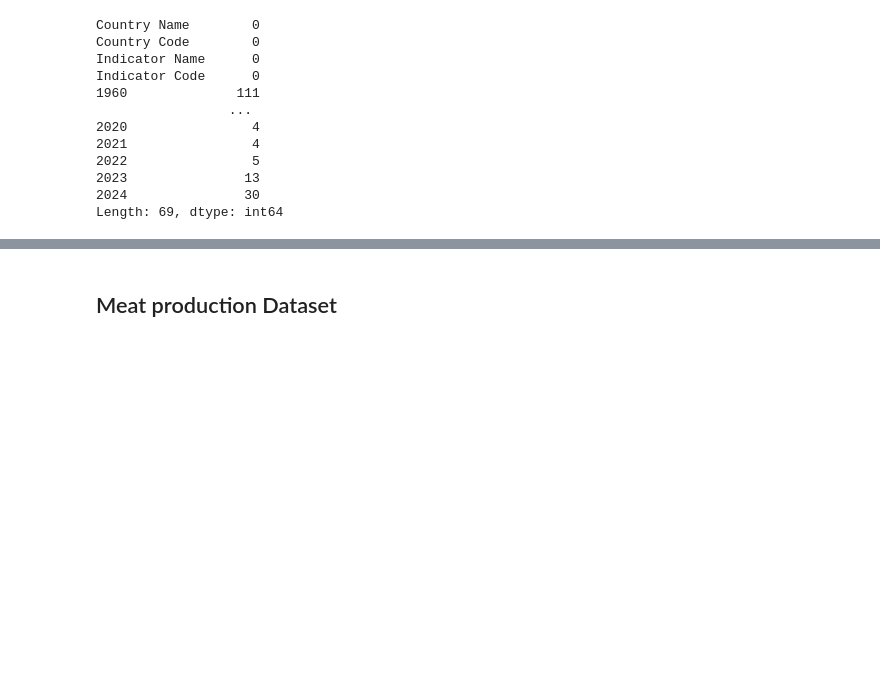
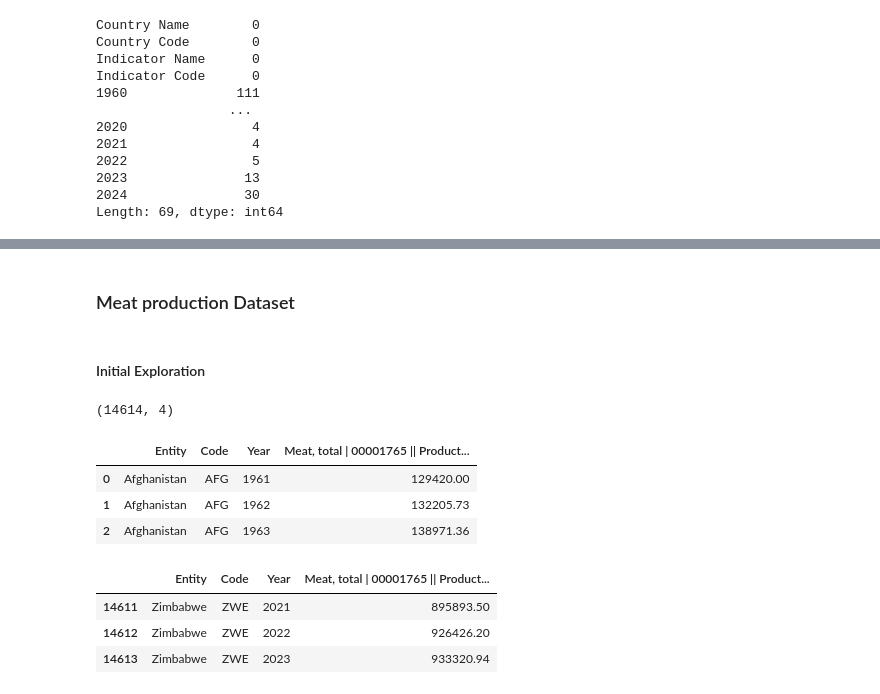
Before and after one commit to mquezada13/meat-consumption-analysis, a Jupyter notebook: notebooks/01_data_exploration.ipynb, the cells around one changed output, grey strips where cells are left out. Drawn from its saved outputs; the diff is of its cells as text; code cells hidden in the pictures; blank space fills up the shorter version.

```diff
--- a/notebooks/01_data_exploration.ipynb
+++ b/notebooks/01_data_exploration.ipynb
@@ -375,2 +631,24 @@ Countries: ['Aruba' 'Africa Eastern and Southern' 'Afghanistan'
 # %% [markdown]
-## Meat production Dataset
+### Meat production Dataset
+# %% [markdown]
+#### Initial Exploration
+# %%
+meatp = dfs['production']
+# %%
+meatp.shape
+# %% [output]
+(14614, 4)
+# %%
+meatp.head(3)
+# %% [output]
+|  | Entity | Code | Year | Meat, total | 00001765 || Product... |
+| 0 | Afghanistan | AFG | 1961 | 129420.00 |
+| 1 | Afghanistan | AFG | 1962 | 132205.73 |
+| 2 | Afghanistan | AFG | 1963 | 138971.36 |
+# %%
+meatp.tail(3)
+# %% [output]
+|  | Entity | Code | Year | Meat, total | 00001765 || Product... |
+| 14611 | Zimbabwe | ZWE | 2021 | 895893.50 |
+| 14612 | Zimbabwe | ZWE | 2022 | 926426.20 |
+| 14613 | Zimbabwe | ZWE | 2023 | 933320.94 |
```
Also changed, not shown: parts of 64 cells of this notebook, 7 other files.
